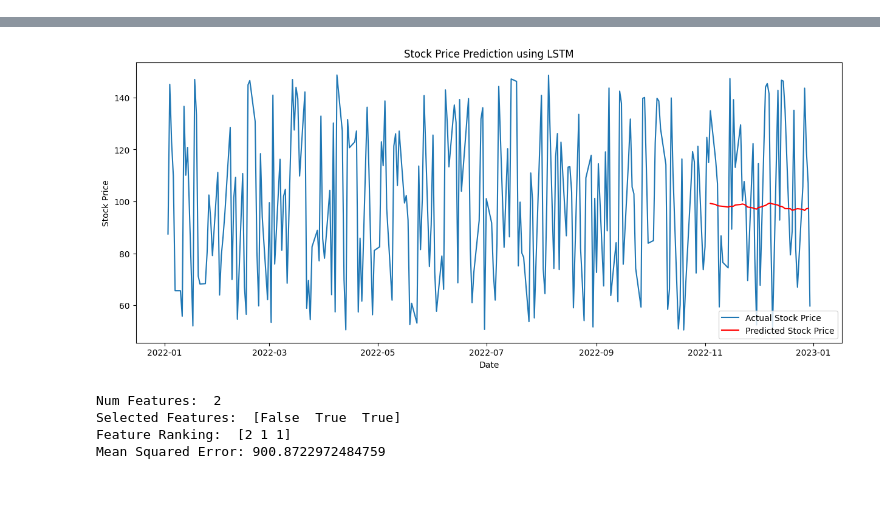
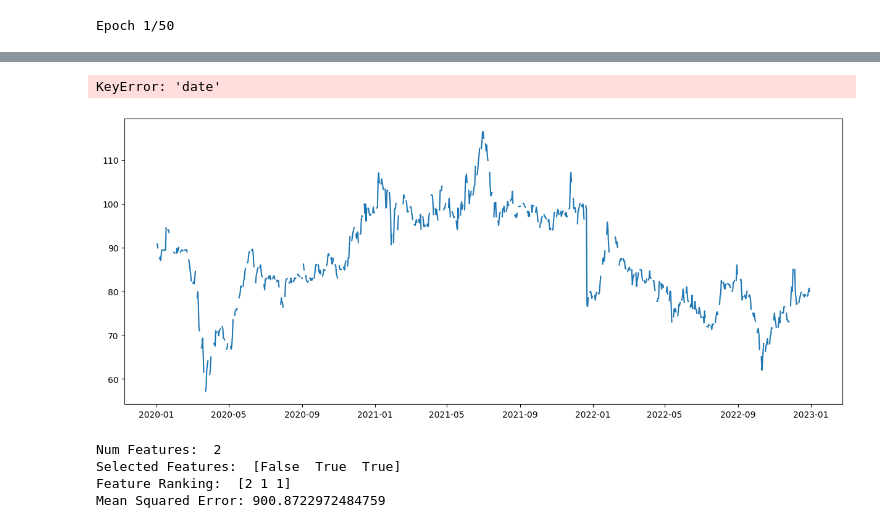
Before and after one commit to Toricat/Predicting_Vietnamese_Stock, a Jupyter notebook: lstm/model.ipynb, the cells around one changed output, grey strips where cells are left out. Saved outputs shown, nothing was run; the diff lists cells and outputs as text; code cells hidden in the pictures; blank space fills up the shorter version.

```diff
--- a/lstm/model.ipynb
+++ b/lstm/model.ipynb
@@ -32,20 +31,8 @@ NameError: name 'SelectedStock' is not defined
 # %%
-
-
-# Đọc dữ liệu giá cổ phiếu (đảm bảo có cột 'Date' và 'Close')
-# df = pd.read_csv('du_lieu_co_phieu.csv')
-# df = df[['Date', 'Close']]
-# df['Date'] = pd.to_datetime(df['Date'])
-# df.set_index('Date', inplace=True)
-
-# Ví dụ với dữ liệu giả định
-np.random.seed(42)
-date_rng = pd.date_range(start='2022-01-01', end='2022-12-31', freq='B')
-df = pd.DataFrame(date_rng, columns=['date'])
-df['stock_price'] = np.random.uniform(50, 150, size=(len(date_rng),))
+df = stock.data
 
 # Chuẩn bị dữ liệu
-data = df['stock_price'].values.reshape(-1, 1)
+data = df['close'].values.reshape(-1, 1)
 scaler = MinMaxScaler(feature_range=(0, 1))
 scaled_data = scaler.fit_transform(data)
 
@@ -91,7 +78,7 @@ df_result['predicted_price'] = predictions[:-1]
 
 # Trực quan hóa kết quả
 plt.figure(figsize=(15, 6))
-plt.plot(df['date'], df['stock_price'], label='Actual Stock Price')
+plt.plot(df.index, df['close'], label='Actual Stock Price')
 plt.plot(df_result['date'], df_result['predicted_price'], label='Predicted Stock Price', color='red')
 plt.title('Stock Price Prediction using LSTM')
 plt.xlabel('Date')
@@ -118,0 +92 @@ Epoch 50/50
+Epoch 1/50
@@ -119,4 +111,5 @@ Epoch 50/50
+KeyError: 'date'
-[figure, old version]
+[figure, new version]
 # %%
 import numpy as np
 import pandas as pd
```
Also changed, not shown: parts of 3 cells of this notebook, 13 other files.
